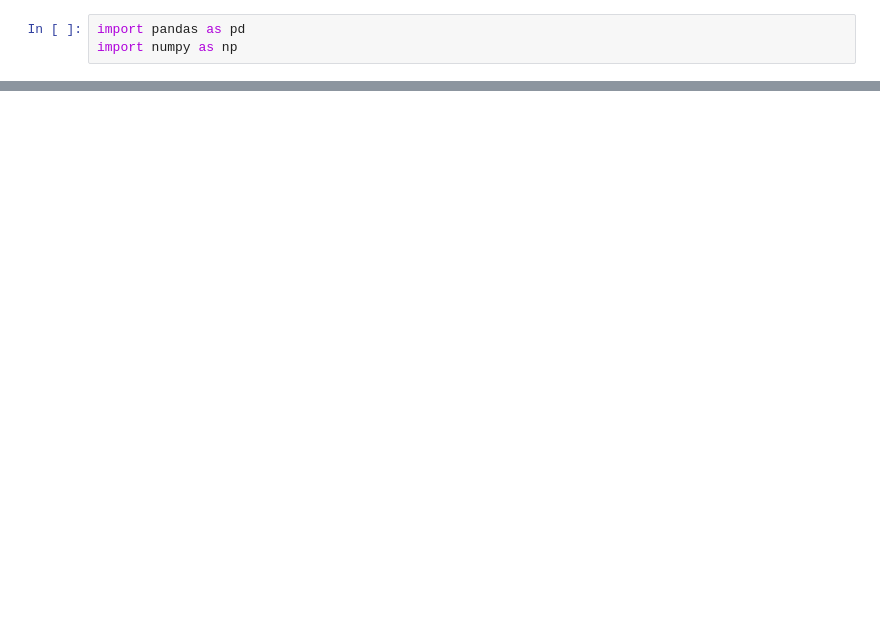
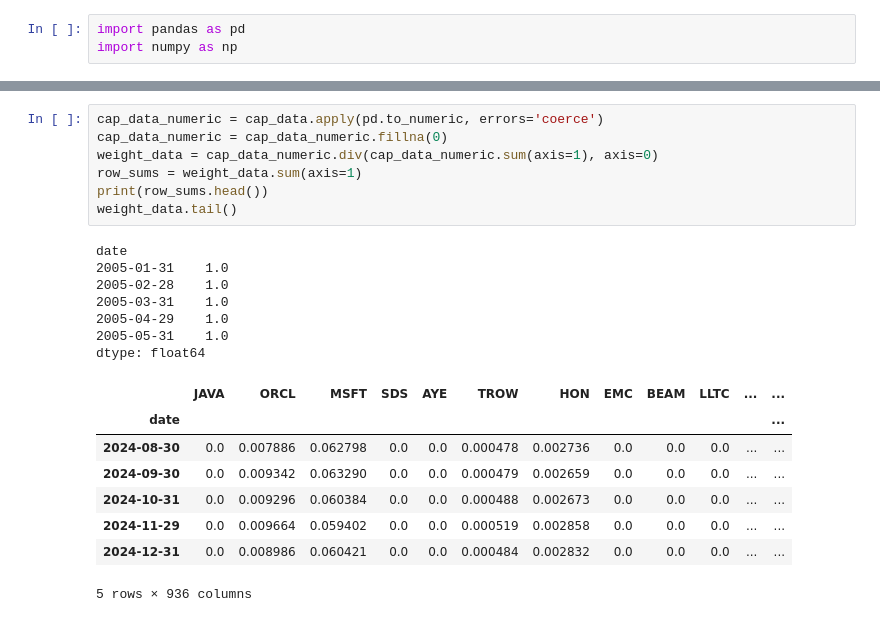
Before and after one commit to eviprous/Invesco-Research, a Jupyter notebook: TestingConstituentData.ipynb, the cells around one changed output, grey strips where cells are left out. Cells and saved outputs as stored; diff of their text form; blank space fills up the shorter version.

Commit message:
playing around with weight vols

```diff
--- a/TestingConstituentData.ipynb
+++ b/TestingConstituentData.ipynb
@@ -30,0 +33,23 @@ cap_data.tail()
+# %%
+cap_data_numeric = cap_data.apply(pd.to_numeric, errors='coerce')
+cap_data_numeric = cap_data_numeric.fillna(0)
+weight_data = cap_data_numeric.div(cap_data_numeric.sum(axis=1), axis=0)
+row_sums = weight_data.sum(axis=1)
+print(row_sums.head())
+weight_data.tail()
+# %% [output]
+date
+2005-01-31    1.0
+2005-02-28    1.0
+2005-03-31    1.0
+2005-04-29    1.0
+2005-05-31    1.0
+dtype: float64
+|  | JAVA | ORCL | MSFT | SDS | AYE | TROW | HON | EMC | BEAM | LLTC | ... | ... |
+| date |  |  |  |  |  |  |  |  |  |  |  | ... |
+| 2024-08-30 | 0.0 | 0.007886 | 0.062798 | 0.0 | 0.0 | 0.000478 | 0.002736 | 0.0 | 0.0 | 0.0 | ... | ... |
+| 2024-09-30 | 0.0 | 0.009342 | 0.063290 | 0.0 | 0.0 | 0.000479 | 0.002659 | 0.0 | 0.0 | 0.0 | ... | ... |
+| 2024-10-31 | 0.0 | 0.009296 | 0.060384 | 0.0 | 0.0 | 0.000488 | 0.002673 | 0.0 | 0.0 | 0.0 | ... | ... |
+| 2024-11-29 | 0.0 | 0.009664 | 0.059402 | 0.0 | 0.0 | 0.000519 | 0.002858 | 0.0 | 0.0 | 0.0 | ... | ... |
+| 2024-12-31 | 0.0 | 0.008986 | 0.060421 | 0.0 | 0.0 | 0.000484 | 0.002832 | 0.0 | 0.0 | 0.0 | ... | ... |
+5 rows × 936 columns
```
Also changed, not shown: parts of 7 cells of this notebook, 1 other file.
